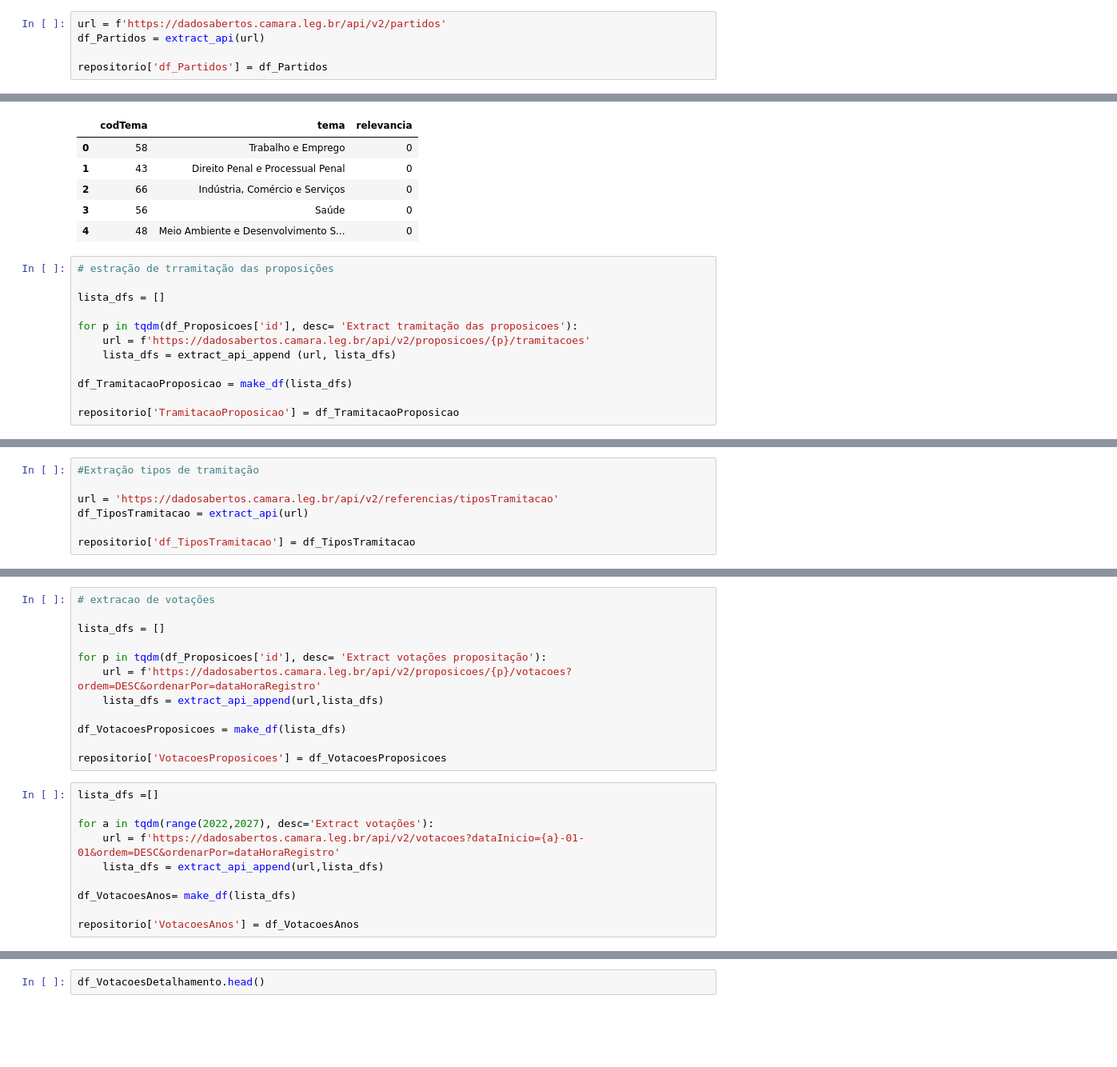
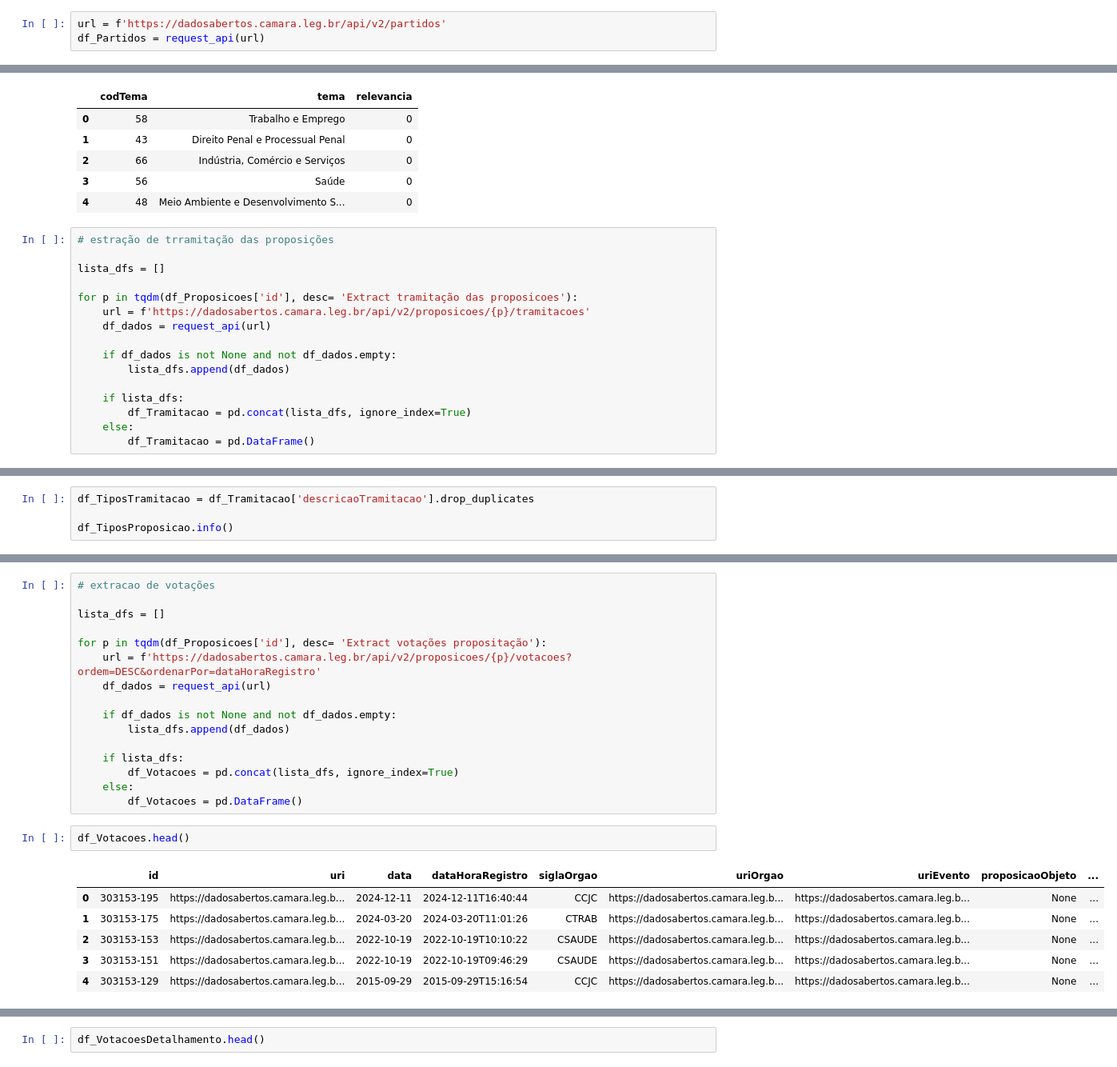
Before and after one commit to gabistorres85/pi_camara_deputados, a Jupyter notebook: notebooks/notebook.ipynb, the cells around one changed output, grey strips where cells are left out. Shown at 80% size. Cells and saved outputs as stored; diff of their text form; blank space fills up the shorter version.

```diff
--- a/notebooks/notebook.ipynb
+++ b/notebooks/notebook.ipynb
@@ -151,8 +285,6 @@ df_FrentesParlamentares.head()
 # %%
 url = f'https://dadosabertos.camara.leg.br/api/v2/partidos'
-df_Partidos = extract_api(url)
-
-repositorio['df_Partidos'] = df_Partidos
+df_Partidos = request_api(url)
 # %%
 df_Partidos.head(5)
 # %% [output]
@@ -348,9 +524,13 @@ lista_dfs = []
 
 for p in tqdm(df_Proposicoes['id'], desc= 'Extract tramitação das proposicoes'):
     url = f'https://dadosabertos.camara.leg.br/api/v2/proposicoes/{p}/tramitacoes'
-    lista_dfs = extract_api_append (url, lista_dfs)
+    df_dados = request_api(url)
 
-df_TramitacaoProposicao = make_df(lista_dfs)
+    if df_dados is not None and not df_dados.empty:
+        lista_dfs.append(df_dados)
 
-repositorio['TramitacaoProposicao'] = df_TramitacaoProposicao
+    if lista_dfs:
+        df_Tramitacao = pd.concat(lista_dfs, ignore_index=True)
+    else:
+        df_Tramitacao = pd.DataFrame()
 # %%
@@ -363,9 +543,6 @@ df_TramitacaoProposicao.head()
 | 3 | 2005-12-01T00:00 | 17 | CSAUDE | https://dadosabertos.camara.leg.b... | https://dadosabertos.camara.leg.b... | Ordinário (Art. 151, III, RICD) | Designação de Relator(a) | ... |
 | 4 | 2005-12-02T00:00 | 18 | CSAUDE | https://dadosabertos.camara.leg.b... | https://dadosabertos.camara.leg.b... | Ordinário (Art. 151, III, RICD) | Abertura de Prazo | ... |
 # %%
-#Extração tipos de tramitação
+df_TiposTramitacao = df_Tramitacao['descricaoTramitacao'].drop_duplicates
 
-url = 'https://dadosabertos.camara.leg.br/api/v2/referencias/tiposTramitacao'
-df_TiposTramitacao = extract_api(url)
-
-repositorio['df_TiposTramitacao'] = df_TiposTramitacao
+df_TiposProposicao.info()
@@ -376,19 +565,22 @@ lista_dfs = []
 
 for p in tqdm(df_Proposicoes['id'], desc= 'Extract votações propositação'):
     url = f'https://dadosabertos.camara.leg.br/api/v2/proposicoes/{p}/votacoes?ordem=DESC&ordenarPor=dataHoraRegistro'
-    lista_dfs = extract_api_append(url,lista_dfs)
+    df_dados = request_api(url)
 
-df_VotacoesProposicoes = make_df(lista_dfs)
+    if df_dados is not None and not df_dados.empty:
+        lista_dfs.append(df_dados)
 
-repositorio['VotacoesProposicoes'] = df_VotacoesProposicoes
+    if lista_dfs:
+        df_Votacoes = pd.concat(lista_dfs, ignore_index=True)
+    else:
+        df_Votacoes = pd.DataFrame()
 # %%
-lista_dfs =[]
-
-for a in tqdm(range(2022,2027), desc='Extract votações'):
-    url = f'https://dadosabertos.camara.leg.br/api/v2/votacoes?dataInicio={a}-01-01&ordem=DESC&ordenarPor=dataHoraRegistro'
-    lista_dfs = extract_api_append(url,lista_dfs)
-
-df_VotacoesAnos= make_df(lista_dfs)
-
-repositorio['VotacoesAnos'] = df_VotacoesAnos
+df_Votacoes.head()
+# %% [output]
+|  | id | uri | data | dataHoraRegistro | siglaOrgao | uriOrgao | uriEvento | proposicaoObjeto | ... |
+| 0 | 303153-195 | https://dadosabertos.camara.leg.b... | 2024-12-11 | 2024-12-11T16:40:44 | CCJC | https://dadosabertos.camara.leg.b... | https://dadosabertos.camara.leg.b... | None | ... |
+| 1 | 303153-175 | https://dadosabertos.camara.leg.b... | 2024-03-20 | 2024-03-20T11:01:26 | CTRAB | https://dadosabertos.camara.leg.b... | https://dadosabertos.camara.leg.b... | None | ... |
+| 2 | 303153-153 | https://dadosabertos.camara.leg.b... | 2022-10-19 | 2022-10-19T10:10:22 | CSAUDE | https://dadosabertos.camara.leg.b... | https://dadosabertos.camara.leg.b... | None | ... |
+| 3 | 303153-151 | https://dadosabertos.camara.leg.b... | 2022-10-19 | 2022-10-19T09:46:29 | CSAUDE | https://dadosabertos.camara.leg.b... | https://dadosabertos.camara.leg.b... | None | ... |
+| 4 | 303153-129 | https://dadosabertos.camara.leg.b... | 2015-09-29 | 2015-09-29T15:16:54 | CCJC | https://dadosabertos.camara.leg.b... | https://dadosabertos.camara.leg.b... | None | ... |
 # %%
```
Also changed, not shown: parts of 45 cells of this notebook, 8 other files.
